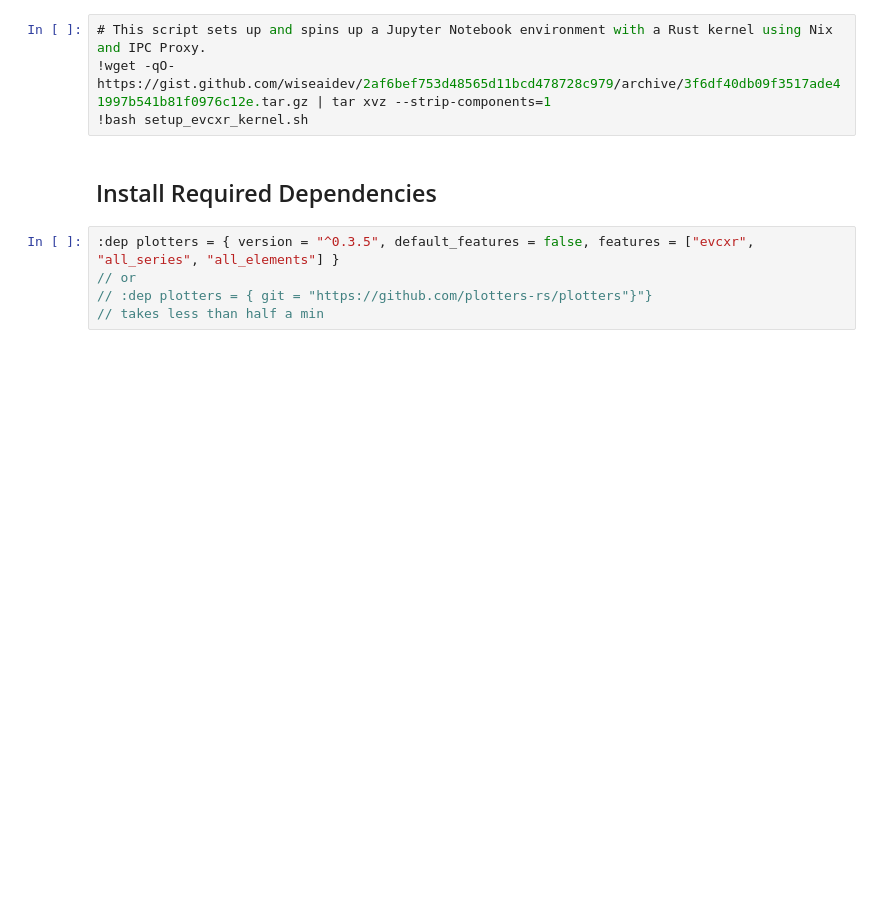
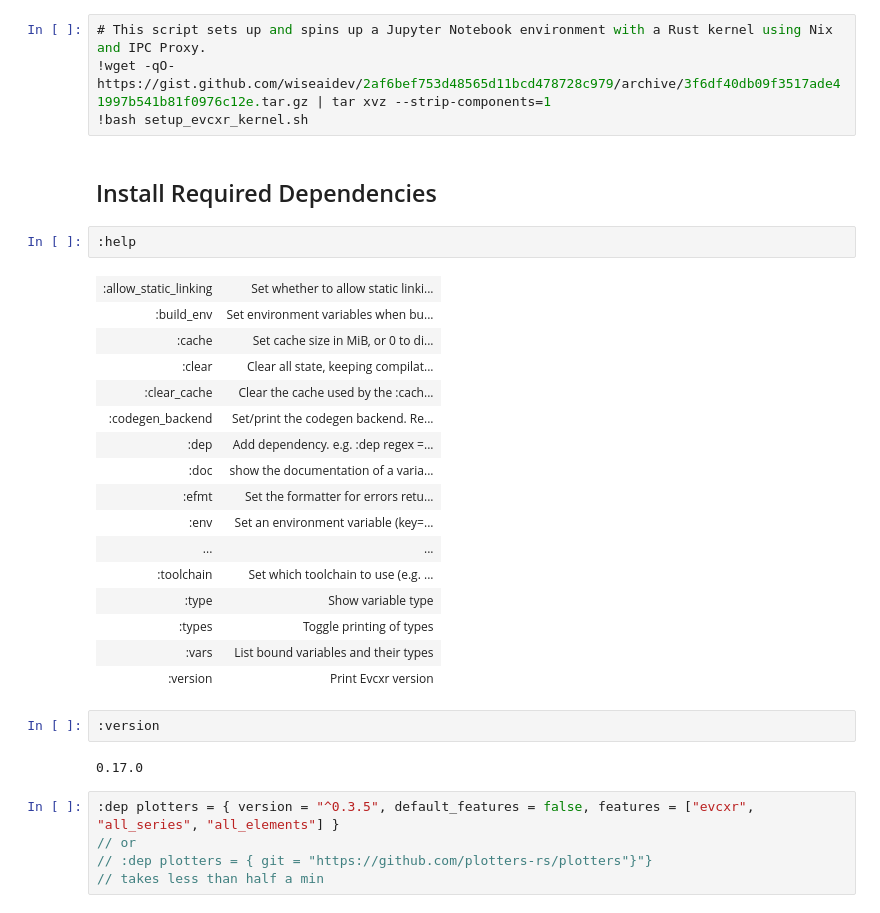
Before and after one commit to Kamalabot/rust_the_hardway, a Jupyter notebook: rust-data-analysis/1-iris-data-analysis-rust.ipynb, the cells around one changed output. Drawn from its saved outputs; the diff is of its cells as text; blank space fills up the shorter version.

```diff
--- a/rust-data-analysis/1-iris-data-analysis-rust.ipynb
+++ b/rust-data-analysis/1-iris-data-analysis-rust.ipynb
@@ -10,6 +10,29 @@ Many thanks to [`mateusvmv`](https://github.com/mateusvmv) for this hack in [`gi
 !bash setup_evcxr_kernel.sh
 # %% [markdown]
 ## Install Required Dependencies
+# %%
+:help
+# %% [output]
+| :allow_static_linking | Set whether to allow static linki... |
+| :build_env | Set environment variables when bu... |
+| :cache | Set cache size in MiB, or 0 to di... |
+| :clear | Clear all state, keeping compilat... |
+| :clear_cache | Clear the cache used by the :cach... |
+| :codegen_backend | Set/print the codegen backend. Re... |
+| :dep | Add dependency. e.g. :dep regex =... |
+| :doc | show the documentation of a varia... |
+| :efmt | Set the formatter for errors retu... |
+| :env | Set an environment variable (key=... |
+| ... | ... |
+| :toolchain | Set which toolchain to use (e.g. ... |
+| :type | Show variable type |
+| :types | Toggle printing of types |
+| :vars | List bound variables and their types |
+| :version | Print Evcxr version |
+# %%
+:version
+# %% [output]
+0.17.0
 # %%
 :dep plotters = { version = "^0.3.5", default_features = false, features = ["evcxr", "all_series", "all_elements"] }
 // or
```
Also changed, not shown: parts of 1 cell of this notebook, 24 other files.
